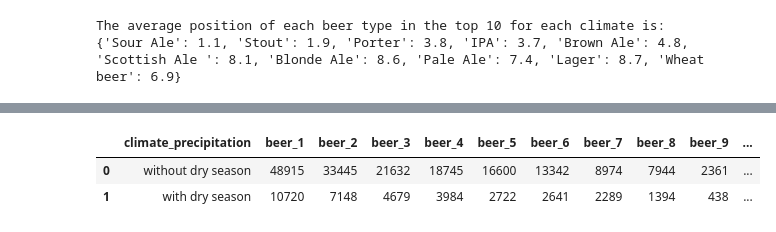
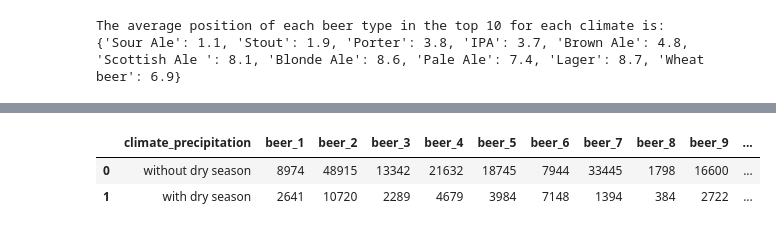
Before and after one commit to epfl-ada/ada-2023-project-riskybiscuits, a Jupyter notebook: styles_analysis.ipynb, the cells around one changed output, grey strips where cells are left out. Cells and saved outputs as stored; diff of their text form; code cells hidden in the pictures.

```diff
--- a/styles_analysis.ipynb
+++ b/styles_analysis.ipynb
@@ -337,7 +337,10 @@ amount_reviews_per_climate_scheme = pd.DataFrame(columns=columns)
 for climate_scheme in us_abv_ratings['climate_scheme'].unique():
     row = [climate_scheme] + list(us_abv_ratings[us_abv_ratings['climate_scheme']==climate_scheme].groupby(['general_style'])['overall'].mean().sort_values(ascending=False).reset_index()['general_style'].values[:10])
     best_beers_per_climate_scheme.loc[len(best_beers_per_climate_scheme)] = row
-    amount_reviews_per_climate_scheme.loc[len(amount_reviews_per_climate_scheme)] = [climate_scheme] + list(us_abv_ratings[us_abv_ratings['climate_scheme']==climate_scheme].groupby(['general_style'])['overall'].count().sort_values(ascending=False).reset_index()['overall'].values[:10])
+
+    num_reviews = us_abv_ratings[us_abv_ratings['climate_scheme']==climate_scheme]["general_style"].value_counts()
+    num_reviews = num_reviews[best_beers_per_climate_scheme.loc[len(best_beers_per_climate_scheme)-1][1:]]
+    amount_reviews_per_climate_scheme.loc[len(amount_reviews_per_climate_scheme)] = [climate_scheme] + list(num_reviews)
 
 display(best_beers_per_climate_scheme)
 display(amount_reviews_per_climate_scheme)
@@ -353,24 +356,27 @@ display(amount_reviews_per_climate_scheme)
 # %%
 # Now let's analyse the precipitation of the climate and the overall rating
 columns = ['climate_precipitation'] + ["beer_" + str(i) for i in range(1, 11)]
 
 best_beers_per_climate_precipitation = pd.DataFrame(columns=columns)
 amount_reviews_per_climate_precipitation = pd.DataFrame(columns=columns)
 
 for climate_precipitation in us_abv_ratings['climate_precipitation'].unique():
     row = [climate_precipitation] + list(us_abv_ratings[us_abv_ratings['climate_precipitation']==climate_precipitation].groupby(['general_style'])['overall'].mean().sort_values(ascending=False).reset_index()['general_style'].values[:10])
     best_beers_per_climate_precipitation.loc[len(best_beers_per_climate_precipitation)] = row
-    amount_reviews_per_climate_precipitation.loc[len(amount_reviews_per_climate_precipitation)] = [climate_precipitation] + list(us_abv_ratings[us_abv_ratings['climate_precipitation']==climate_precipitation].groupby(['general_style'])['overall'].count().sort_values(ascending=False).reset_index()['overall'].values[:10])
+
+    num_reviews = us_abv_ratings[us_abv_ratings['climate_precipitation']==climate_precipitation]["general_style"].value_counts()
+    num_reviews = num_reviews[best_beers_per_climate_precipitation.loc[len(best_beers_per_climate_precipitation)-1][1:]]
+    amount_reviews_per_climate_precipitation.loc[len(amount_reviews_per_climate_precipitation)] = [climate_precipitation] + list(num_reviews)
 
 display(best_beers_per_climate_precipitation)
 display(amount_reviews_per_climate_precipitation)
 # %% [output]
 |  | climate_precipitation | beer_1 | beer_2 | beer_3 | beer_4 | beer_5 | beer_6 | beer_7 | beer_8 | beer_9 | ... |
 | 0 | without dry season | Sour Ale | IPA | Stout | Brown Ale | Porter | Wheat beer | Pale Ale | Scottish Ale | Lager | ... |
 | 1 | with dry season | Sour Ale | IPA | Stout | Brown Ale | Porter | Pale Ale | Wheat beer | Scottish Ale | Lager | ... |
 |  | climate_precipitation | beer_1 | beer_2 | beer_3 | beer_4 | beer_5 | beer_6 | beer_7 | beer_8 | beer_9 | ... |
-| 0 | without dry season | 48915 | 33445 | 21632 | 18745 | 16600 | 13342 | 8974 | 7944 | 2361 | ... |
-| 1 | with dry season | 10720 | 7148 | 4679 | 3984 | 2722 | 2641 | 2289 | 1394 | 438 | ... |
+| 0 | without dry season | 8974 | 48915 | 13342 | 21632 | 18745 | 7944 | 33445 | 1798 | 16600 | ... |
+| 1 | with dry season | 2641 | 10720 | 2289 | 4679 | 3984 | 7148 | 1394 | 384 | 2722 | ... |
 # %%
 # Now let's analyse the temperature of the climate and the overall rating
 columns = ['climate_temperature'] + ["beer_" + str(i) for i in range(1, 11)]
```
Also changed, not shown: parts of 2 cells of this notebook, 1 other file.
